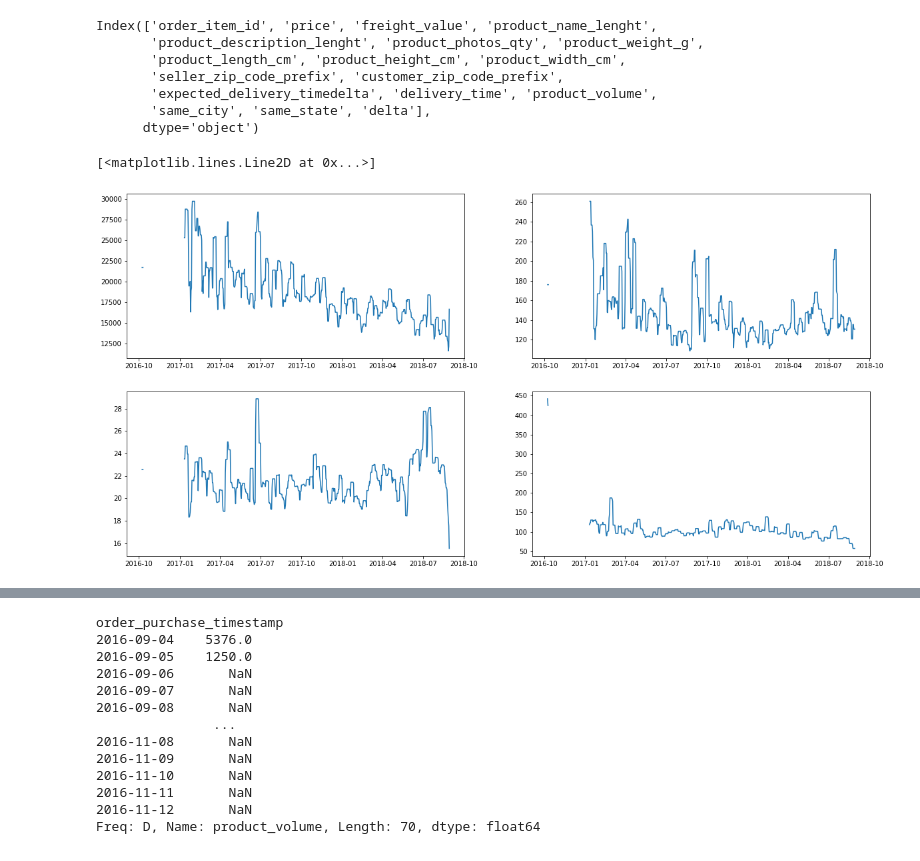
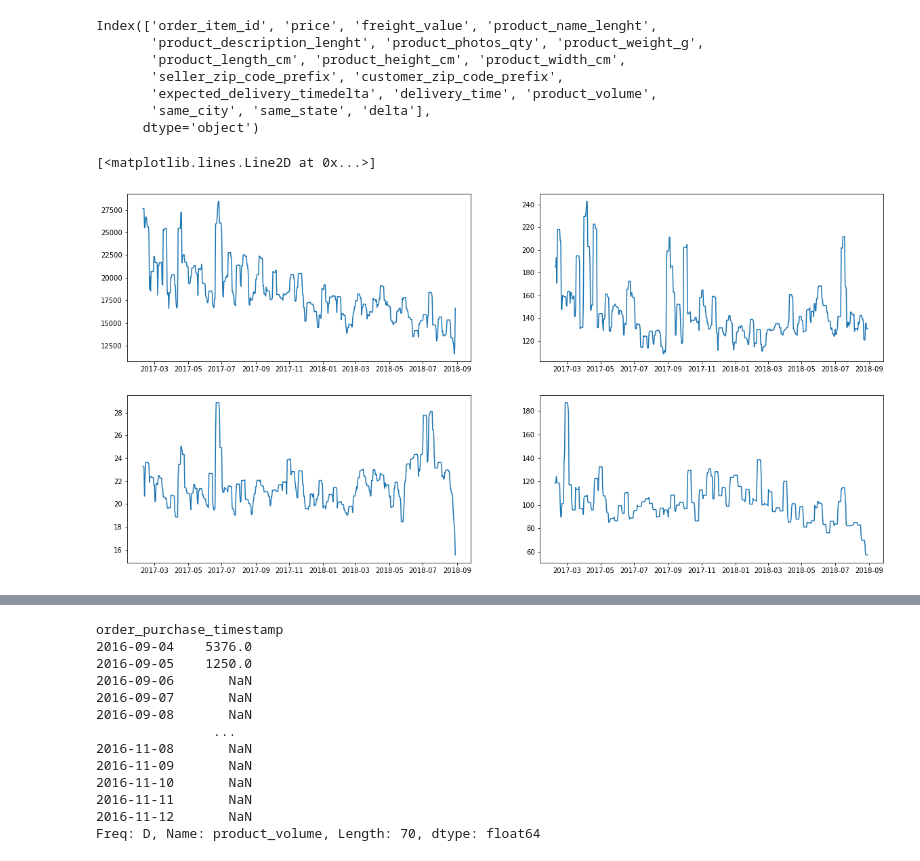
Before and after one commit to finloop/data-science-notebooks, a Jupyter notebook: e_commerce/e-commerce-time-series.ipynb, the cells around one changed output, grey strips where cells are left out. Drawn from its saved outputs; the diff is of its cells as text; code cells hidden in the pictures.

```diff
--- a/e_commerce/e-commerce-time-series.ipynb
+++ b/e_commerce/e-commerce-time-series.ipynb
@@ -142,14 +142,16 @@ Index(['order_item_id', 'price', 'freight_value', 'product_name_lenght',
        'expected_delivery_timedelta', 'delivery_time', 'product_volume',
        'same_city', 'same_state', 'delta'],
       dtype='object')
+# %%
+ts7 = ts5[ts5.index > "2017-02-01"]
 # %%
 fig, axs = plt.subplots(2,2,figsize=(20,10))
 
-axs[0, 0].plot(ts5.loc[:, "product_volume"].rolling(7).quantile(0.95))
-axs[0, 1].plot(ts5.loc[:, "price"].rolling(7).quantile(0.95))
+axs[0, 0].plot(ts7.loc[:, "product_volume"].rolling(7).quantile(0.95))
+axs[0, 1].plot(ts7.loc[:, "price"].rolling(7).quantile(0.95))
 
-axs[1, 0].plot(ts5.loc[:, "freight_value"].rolling(7).quantile(0.95))
-axs[1, 1].plot(ts5.loc[:, "delta"].rolling(7).quantile(0.95))
+axs[1, 0].plot(ts7.loc[:, "freight_value"].rolling(7).quantile(0.95))
+axs[1, 1].plot(ts7.loc[:, "delta"].rolling(7).quantile(0.95))
 # %% [output]
 [<matplotlib.lines.Line2D at 0x...>]
-[figure, old version]
+[figure, new version]
```
Also changed, not shown: parts of 10 cells of this notebook.
